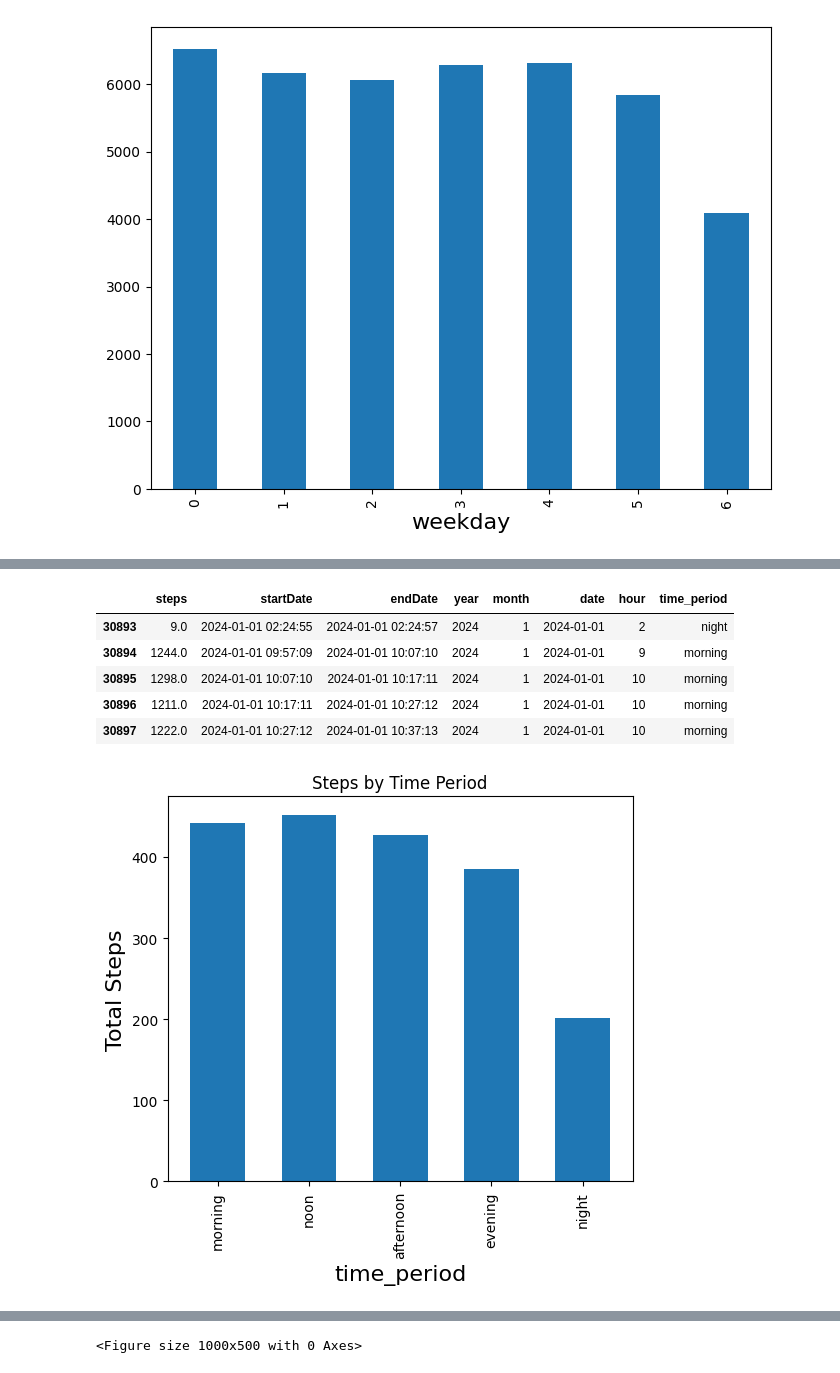
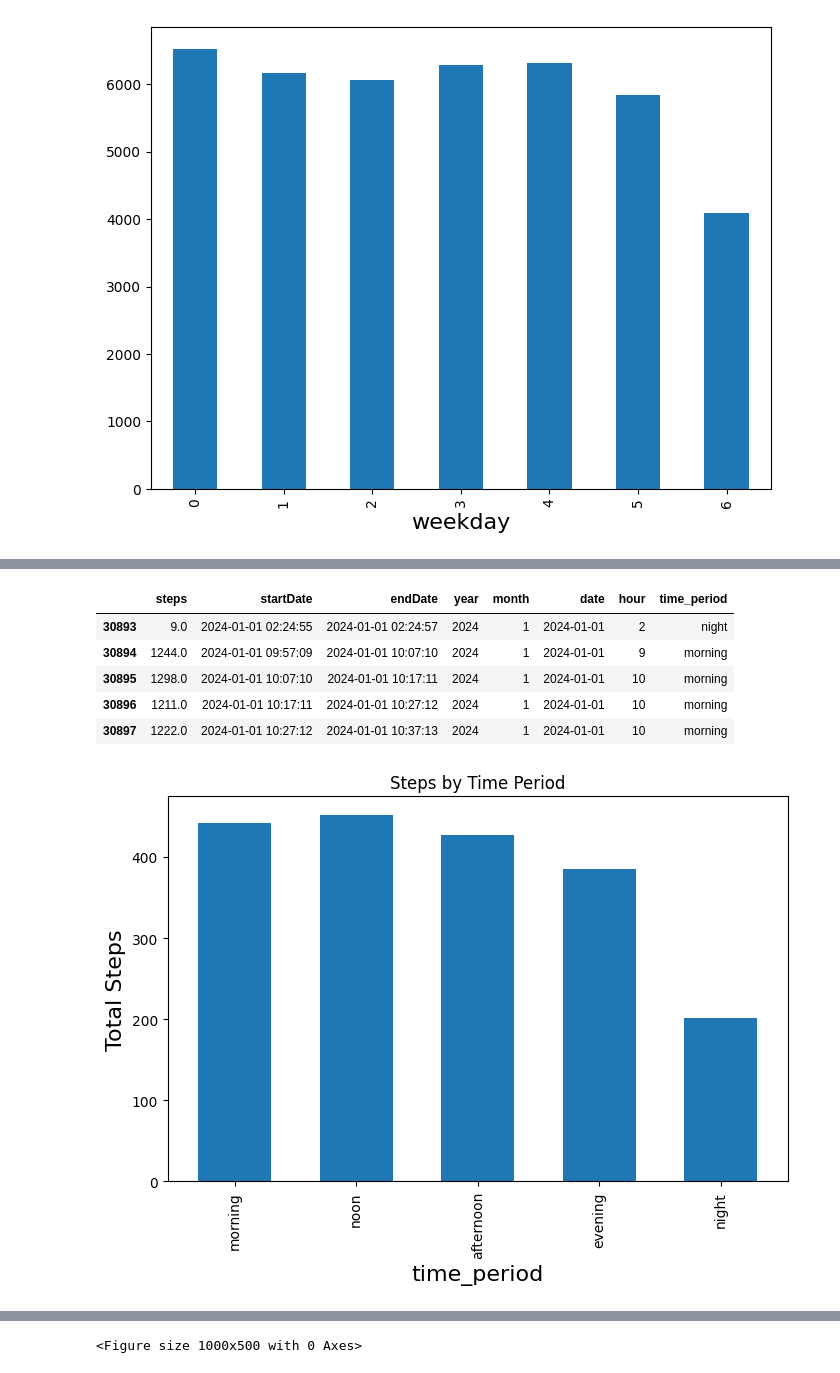
Before and after one commit to zsykk/pet_prject, a Jupyter notebook: pet_project.ipynb, the cells around one changed output, grey strips where cells are left out. Drawn from its saved outputs; the diff is of its cells as text; code cells hidden in the pictures.

```diff
--- a/pet_project.ipynb
+++ b/pet_project.ipynb
@@ -309,29 +269,29 @@ def map_time_period(hour):
     else:
         return 'night'
 # %%
-# *****************************************
+#
 df_filtered_by_hours = df_col_dropped[(df_col_dropped['year'] >= 2024) & (df_col_dropped['year'] <= 2025)]
 df_filtered_by_hours['hour'] = df_filtered_by_hours['startDate'].dt.hour
 df_filtered_by_hours['time_period'] = df_filtered_by_hours['hour'].apply(map_time_period)
 
 # df_filtered['hour'] = df_filtered['startDate'].dt.hour
 # df_filtered['time_period'] = df_filtered['hour'].apply(map_time_period)
 
 display(df_filtered_by_hours.head())
 time_period_mean = df_filtered_by_hours.groupby('time_period')['steps'].mean()
 
 time_period_steps = time_period_mean.reindex(['morning','noon','afternoon','evening','night'])
 
-plt.figure(figsize=(6,5))
+plt.figure(figsize=(8,5))
 time_period_steps.plot(kind='bar', color='tab:blue', width=0.6)
 plt.ylabel('Total Steps')
 plt.title('Steps by Time Period')
 plt.show()
 # %% [output]
 |  | steps | startDate | endDate | year | month | date | hour | time_period |
 | 30893 | 9.0 | 2024-01-01 02:24:55 | 2024-01-01 02:24:57 | 2024 | 1 | 2024-01-01 | 2 | night |
 | 30894 | 1244.0 | 2024-01-01 09:57:09 | 2024-01-01 10:07:10 | 2024 | 1 | 2024-01-01 | 9 | morning |
 | 30895 | 1298.0 | 2024-01-01 10:07:10 | 2024-01-01 10:17:11 | 2024 | 1 | 2024-01-01 | 10 | morning |
 | 30896 | 1211.0 | 2024-01-01 10:17:11 | 2024-01-01 10:27:12 | 2024 | 1 | 2024-01-01 | 10 | morning |
 | 30897 | 1222.0 | 2024-01-01 10:27:12 | 2024-01-01 10:37:13 | 2024 | 1 | 2024-01-01 | 10 | morning |
-[figure, old version]
+[figure, new version]
```
Also changed, not shown: parts of 22 cells of this notebook, 2 other files.
